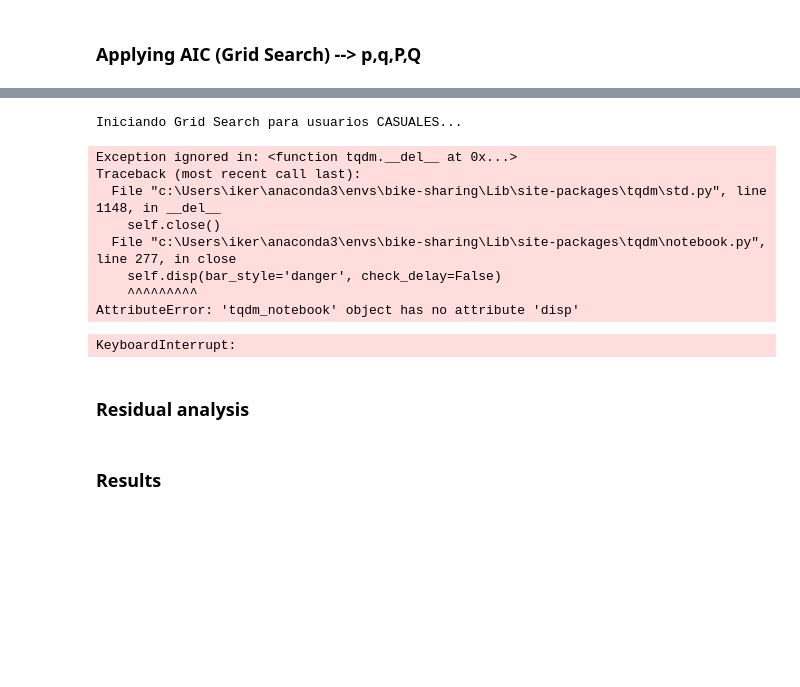
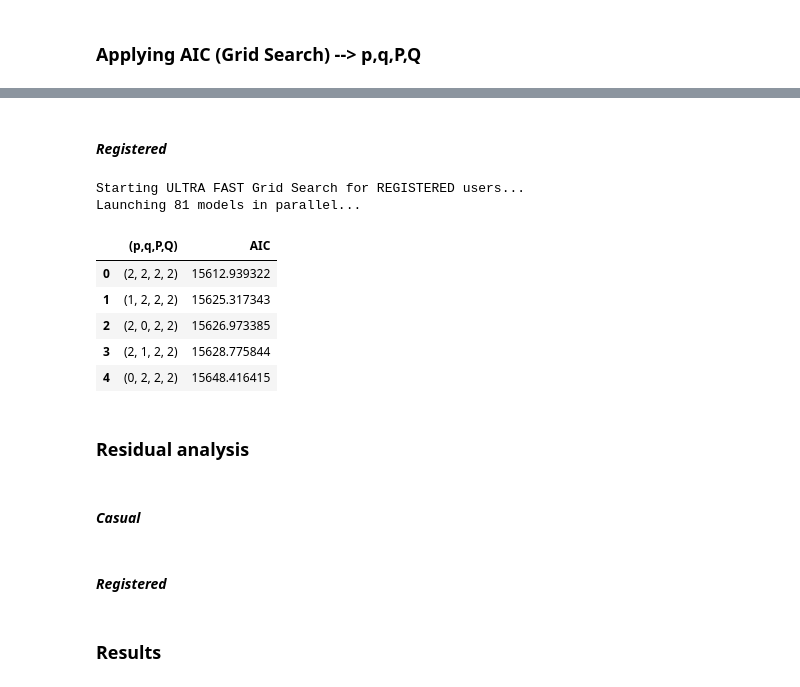
Before and after one commit to ikeiba/bike-sharing-time-series, a Jupyter notebook: project_submission/sarima_sarimax.ipynb, the cells around one changed output, grey strips where cells are left out. Saved outputs shown, nothing was run; the diff lists cells and outputs as text; code cells hidden in the pictures; blank space fills up the shorter version.

```diff
--- a/project_submission/sarima_sarimax.ipynb
+++ b/project_submission/sarima_sarimax.ipynb
@@ -284,23 +255,0 @@ Total de modelos a evaluar por serie: 81
-# %%
-# Parámetros estructurales que demostramos previamente
-d_val = 0
-D_val = 1
-s_val = 24
-
-print("Iniciando Grid Search para usuarios CASUALES...")
-# Sustituye 'y_casual_train' por el nombre real de tu variable de entrenamiento
-SARIMA_result_casual = optimize_SARIMA(y_casual_train, SARIMA_order_list, d_val, D_val, s_val)
-
-print("Los 5 mejores modelos para CASUALES:")
-display(SARIMA_result_casual.head())
-# %% [output]
-Iniciando Grid Search para usuarios CASUALES...
-Exception ignored in: <function tqdm.__del__ at 0x...>
-Traceback (most recent call last):
-  File "c:\Users\iker\anaconda3\envs\bike-sharing\Lib\site-packages\tqdm\std.py", line 1148, in __del__
-    self.close()
-  File "c:\Users\iker\anaconda3\envs\bike-sharing\Lib\site-packages\tqdm\notebook.py", line 277, in close
-    self.disp(bar_style='danger', check_delay=False)
-    ^^^^^^^^^
-AttributeError: 'tqdm_notebook' object has no attribute 'disp'
-KeyboardInterrupt:
@@ -314,5 +256,30 @@ display(SARIMA_result_registered.head())
+# %% [markdown]
+#### *Registered*
+# %%
+# Now for the registered users
+
+# THE DATA TRICK: We take only the last 1500 rows of training
+# This represents approximately the last 60 days of history.
+y_registered_subset = y_registered_train.iloc[-1500:]
+
+print("Starting ULTRA FAST Grid Search for REGISTERED users...")
+# Call the new parallelized function
+result_registered_fast = optimize_SARIMA_fast(y_registered_subset, SARIMA_order_list, d_val, D_val, s_val)
+
+display(result_registered_fast.head())
+# %% [output]
+Starting ULTRA FAST Grid Search for REGISTERED users...
+Launching 81 models in parallel...
+|  | (p,q,P,Q) | AIC |
+| 0 | (2, 2, 2, 2) | 15612.939322 |
+| 1 | (1, 2, 2, 2) | 15625.317343 |
+| 2 | (2, 0, 2, 2) | 15626.973385 |
+| 3 | (2, 1, 2, 2) | 15628.775844 |
+| 4 | (0, 2, 2, 2) | 15648.416415 |
 # %% [markdown]
 ### Residual analysis
+# %% [markdown]
+#### *Casual*
 # %%
 import matplotlib.pyplot as plt
 from statsmodels.stats.diagnostic import acorr_ljungbox
@@ -351,4 +320,6 @@ print("Si p-value > 0.05, el modelo es BUENO (no quedan patrones).")
 display(lb_test_casual)
+# %% [markdown]
+#### *Registered*
 # %%
 import matplotlib.pyplot as plt
 from statsmodels.stats.diagnostic import acorr_ljungbox
```
Also changed, not shown: parts of 27 cells of this notebook, 1 other file.
